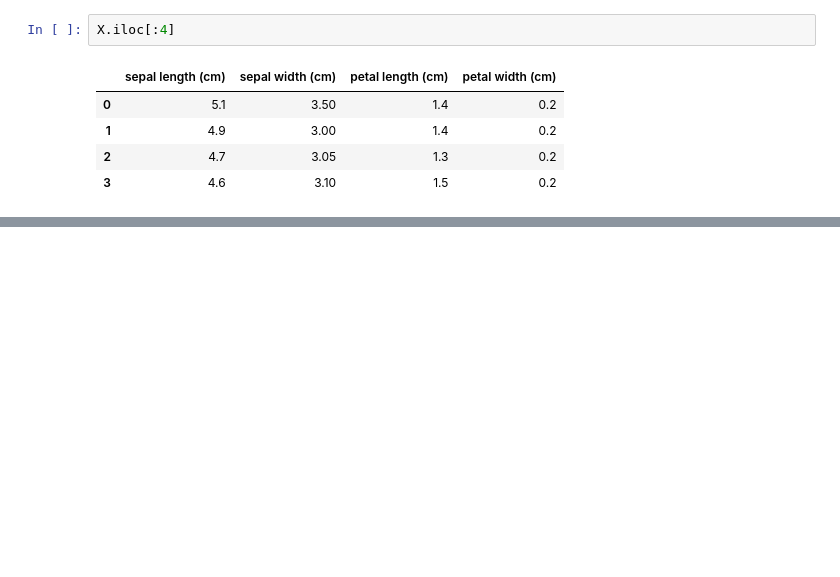
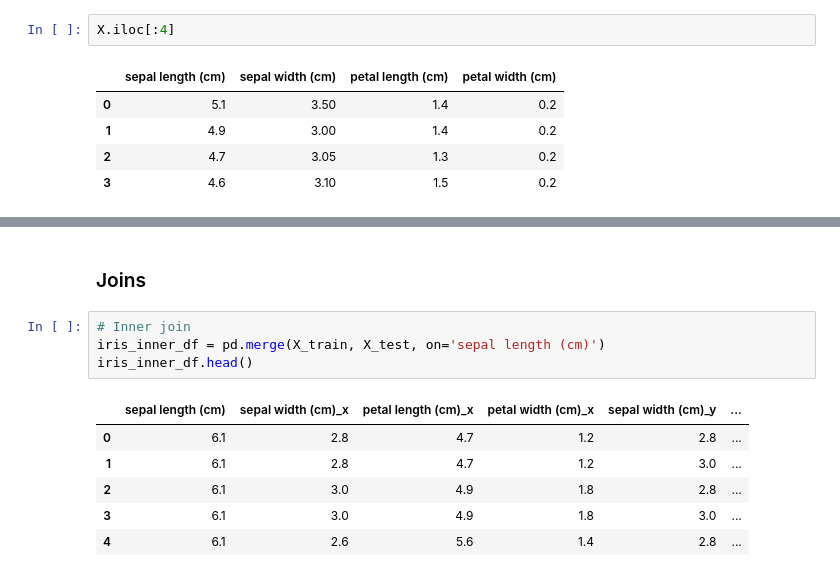
Before and after one commit to MAyub114/pandas_techniques, a Jupyter notebook: Pandas.ipynb, the cells around one changed output, grey strips where cells are left out. Drawn from its saved outputs; the diff is of its cells as text; blank space fills up the shorter version.

Commit message:
Added joins

```diff
--- a/Pandas.ipynb
+++ b/Pandas.ipynb
@@ -180,0 +196,13 @@ X.iloc[:4]
+# %% [markdown]
+### Joins
+# %%
+# Inner join
+iris_inner_df = pd.merge(X_train, X_test, on='sepal length (cm)')
+iris_inner_df.head()
+# %% [output]
+|  | sepal length (cm) | sepal width (cm)_x | petal length (cm)_x | petal width (cm)_x | sepal width (cm)_y | ... |
+| 0 | 6.1 | 2.8 | 4.7 | 1.2 | 2.8 | ... |
+| 1 | 6.1 | 2.8 | 4.7 | 1.2 | 3.0 | ... |
+| 2 | 6.1 | 3.0 | 4.9 | 1.8 | 2.8 | ... |
+| 3 | 6.1 | 3.0 | 4.9 | 1.8 | 3.0 | ... |
+| 4 | 6.1 | 2.6 | 5.6 | 1.4 | 2.8 | ... |
```
Also changed, not shown: parts of 5 cells of this notebook.
